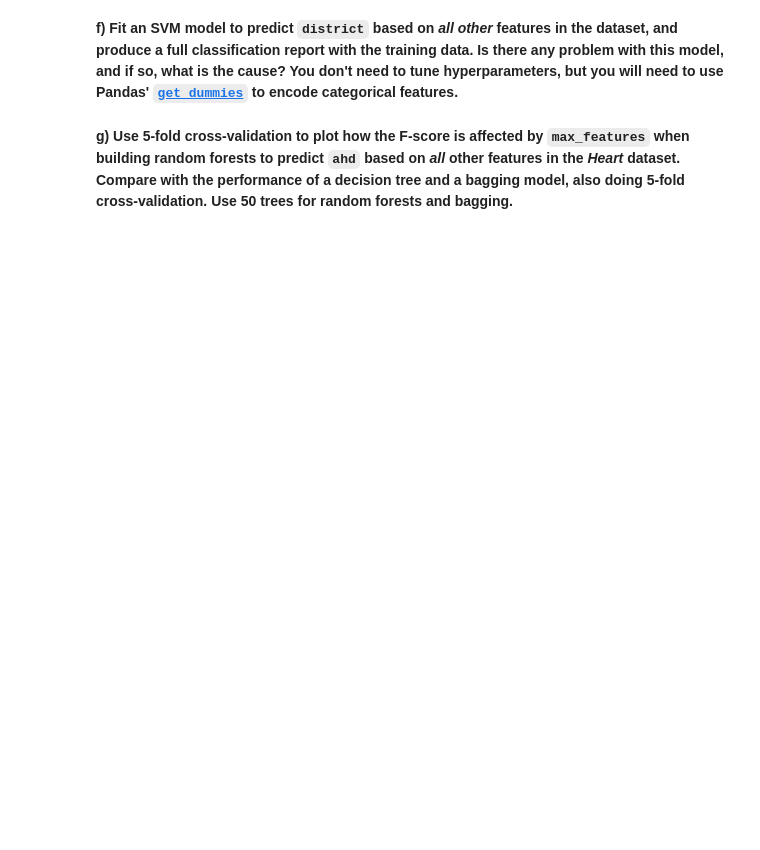
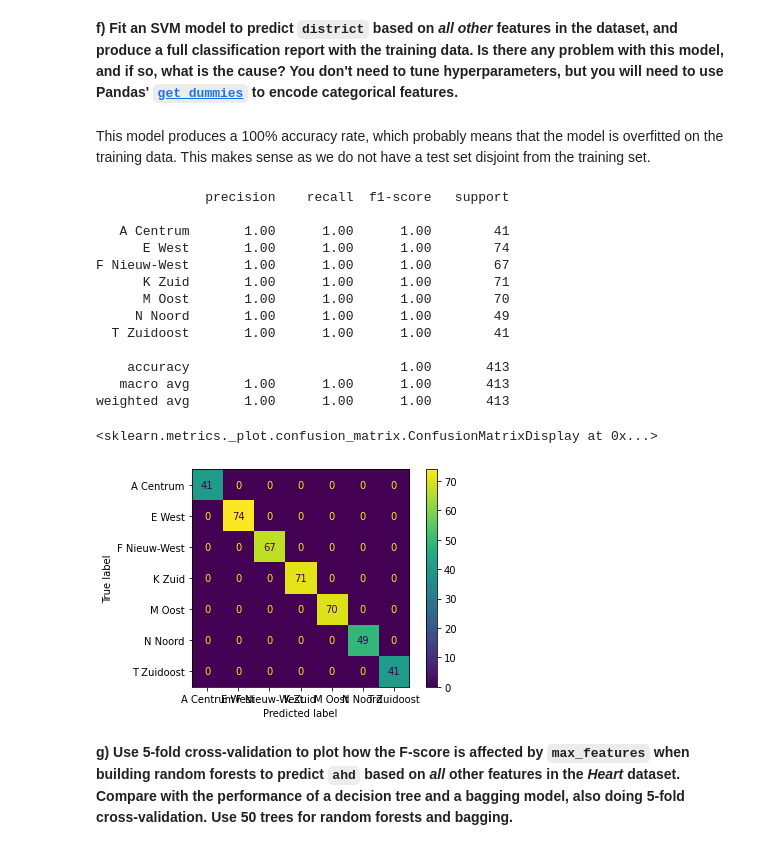
Before and after one commit to Gogonemnem/tu-delft-assignments, a Jupyter notebook: assignment6/classification.exercises_b.ipynb, the cells around one changed output. Cells and saved outputs as stored; diff of their text form; code cells hidden in the pictures; blank space fills up the shorter version.

```diff
--- a/assignment6/classification.exercises_b.ipynb
+++ b/assignment6/classification.exercises_b.ipynb
@@ -233,4 +259,43 @@ p
 # %% [markdown]
 **f) Fit an SVM model to predict `district` based on *all other* features in the dataset, and produce a full classification report with the training data. Is there any problem with this model, and if so, what is the cause? You don't need to tune hyperparameters, but you will need to use Pandas' [`get_dummies`](https://pandas.pydata.org/docs/reference/api/pandas.get_dummies.html) to encode categorical features.**
+# %% [markdown]
+This model produces a 100% accuracy rate, which probably means that the model is overfitted on the training data. This makes sense as we do not have a test set disjoint from the training set.
+# %%
+from sklearn.svm import SVC
+from sklearn.preprocessing import StandardScaler
+
+# sample data
+y = ams['district']
+X = pd.get_dummies(ams.loc[ : , ams.columns != 'district'])
+
+# "learn" how to scale from the training data
+scaler = StandardScaler().fit(X)
+# scale the feature matrix X and turn into a Pandas dataframe
+X_prime = scaler.transform(X)
+X_prime = pd.DataFrame.from_records(X_prime, columns = X.columns)
+
+# train
+c = SVC()
+m = c.fit(X_prime, y)
+p = m.predict(X_prime)
+
+print(classification_report(y, p))
+ConfusionMatrixDisplay.from_predictions(y, p, labels = y.cat.categories)
+# %% [output]
+              precision    recall  f1-score   support
+
+   A Centrum       1.00      1.00      1.00        41
+      E West       1.00      1.00      1.00        74
+F Nieuw-West       1.00      1.00      1.00        67
+      K Zuid       1.00      1.00      1.00        71
+      M Oost       1.00      1.00      1.00        70
+     N Noord       1.00      1.00      1.00        49
+  T Zuidoost       1.00      1.00      1.00        41
+
+    accuracy                           1.00       413
+   macro avg       1.00      1.00      1.00       413
+weighted avg       1.00      1.00      1.00       413
+<sklearn.metrics._plot.confusion_matrix.ConfusionMatrixDisplay at 0x...>
+[figure, added]
 # %% [markdown]
 **g) Use 5-fold cross-validation to plot how the F-score is affected by `max_features` when building random forests to predict `ahd` based on _all_ other features in the _Heart_ dataset. Compare with the performance of a decision tree and a bagging model, also doing 5-fold cross-validation. Use 50 trees for random forests and bagging.**
```
Also changed, not shown: parts of 8 cells of this notebook.
